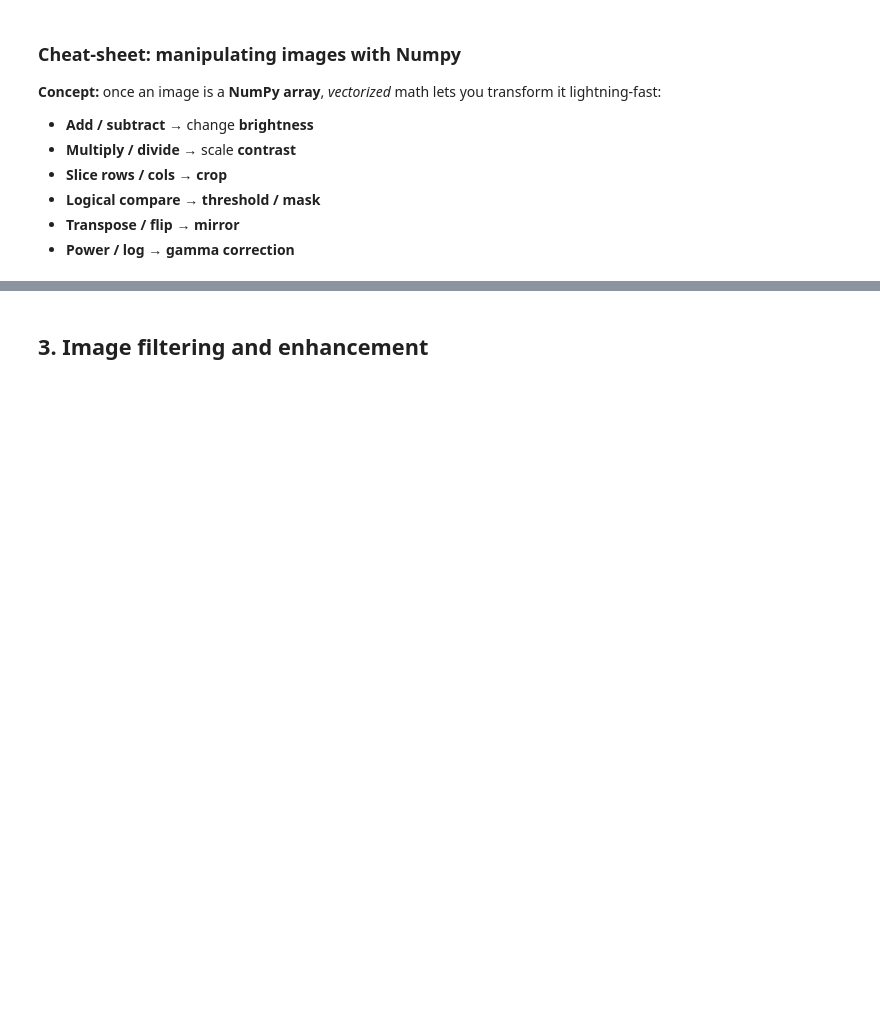
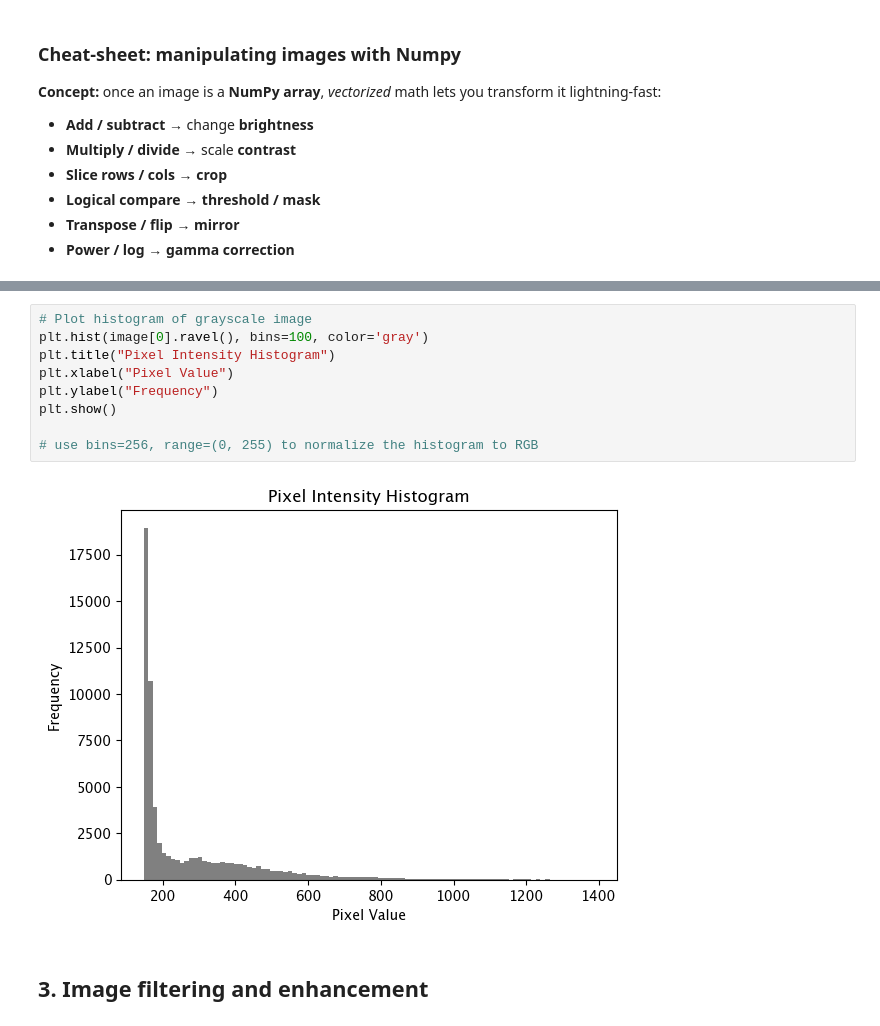
Before and after one commit to HMS-IAC/GBI-india, a Jupyter notebook: notebooks/02_Intro_to_Digital_Images.ipynb, the cells around one changed output, grey strips where cells are left out. Saved outputs shown, nothing was run; the diff lists cells and outputs as text; blank space fills up the shorter version.

Commit message:
day2: image processing

```diff
--- a/notebooks/02_Intro_to_Digital_Images.ipynb
+++ b/notebooks/02_Intro_to_Digital_Images.ipynb
@@ -263,3 +327,14 @@ plt.show()
+# %%
+# Plot histogram of grayscale image
+plt.hist(image[0].ravel(), bins=100, color='gray')
+plt.title("Pixel Intensity Histogram")
+plt.xlabel("Pixel Value")
+plt.ylabel("Frequency")
+plt.show()
+
+# use bins=256, range=(0, 255) to normalize the histogram to RGB
+# %% [output]
+[figure, added]
 # %% [markdown]
 ## 3. Image filtering and enhancement
 # %% [markdown]
```
Also changed, not shown: parts of 24 cells of this notebook, 5 other files.
